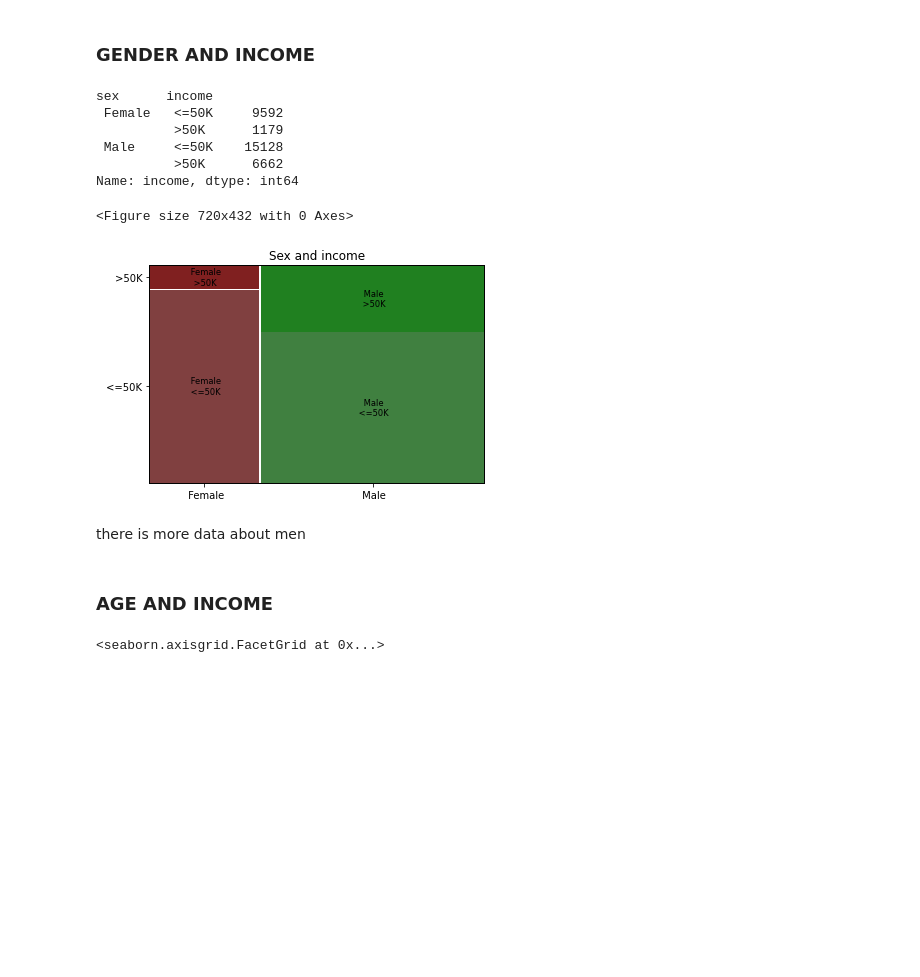
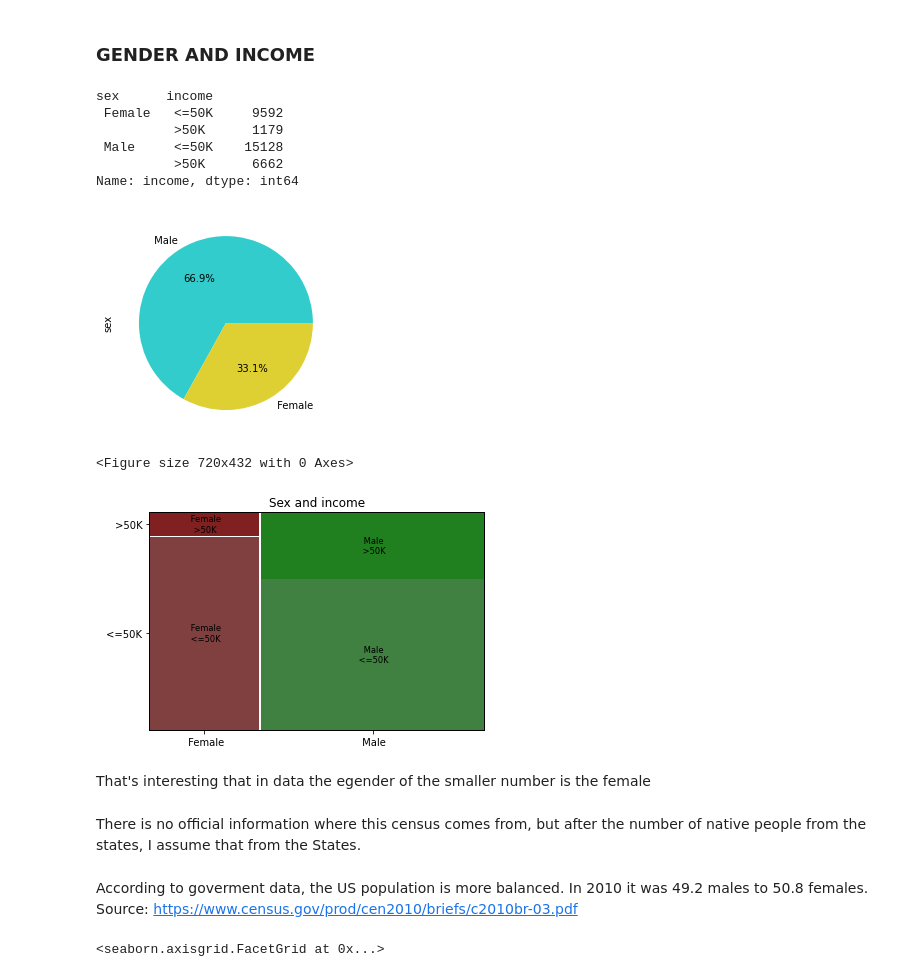
Before and after one commit to agomolka/AdultIncomeAnalysis, a Jupyter notebook: Adult_income_analysis.ipynb, the cells around one changed output. Drawn from its saved outputs; the diff is of its cells as text; code cells hidden in the pictures; blank space fills up the shorter version.

Commit message:
Note that there is a lot more data on men

```diff
--- a/Adult_income_analysis.ipynb
+++ b/Adult_income_analysis.ipynb
@@ -40,23 +64,28 @@ More people earn above or equal 5OK $.
 # %%
 sex_income = pd.DataFrame({'sex': df['sex'], 'income': df['income']})
 data = sex_income.income.groupby([sex_income.sex,  sex_income.income]).size()
 print(data)
+df['sex'].value_counts().plot.pie(autopct='%1.1f%%', colors=['#33cccc','#ded033'])
 plt.figure(figsize=(10,6))
 mosaic(data, title = "Sex and income")
 plt.show()
 # %% [output]
 sex      income
  Female   <=50K     9592
           >50K      1179
  Male     <=50K    15128
           >50K      6662
 Name: income, dtype: int64
+[figure, new version]
 <Figure size 720x432 with 0 Axes>
-[figure, old version]
+[figure, added]
-# %% [markdown]
-there is more data about men
-# %% [markdown]
-### AGE AND INCOME
+# %% [markdown]
+That's interesting that in data the egender of the smaller number is the female
+# %% [markdown]
+There is no official information where this census comes from, but after the number of native people from the states, I assume that from the States.
+# %% [markdown]
+According to goverment data, the US population is more balanced. In 2010 it was 49.2 males to 50.8 females.<br>
+Source: https://www.census.gov/prod/cen2010/briefs/c2010br-03.pdf
 # %%
 sns.catplot(x='income', y='age', kind="box", data=df)
 # %% [output]
```
Also changed, not shown: parts of 4 cells of this notebook.
